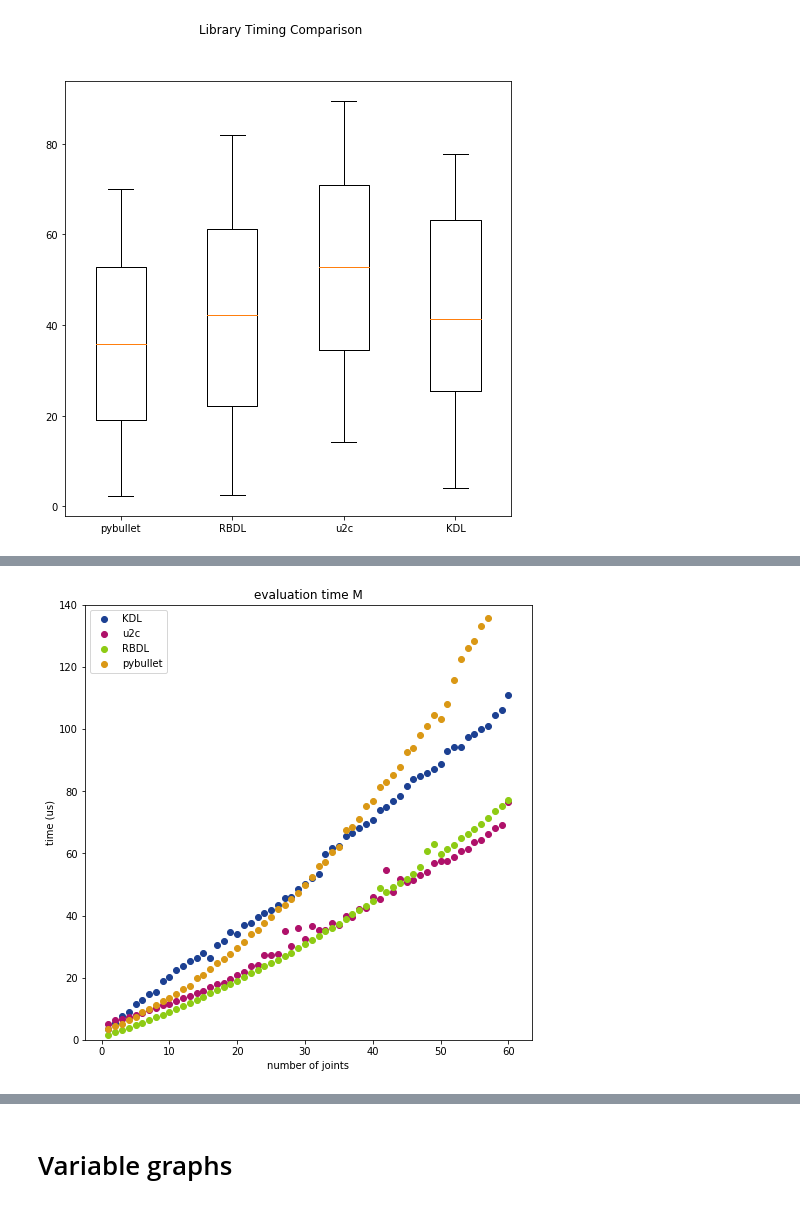
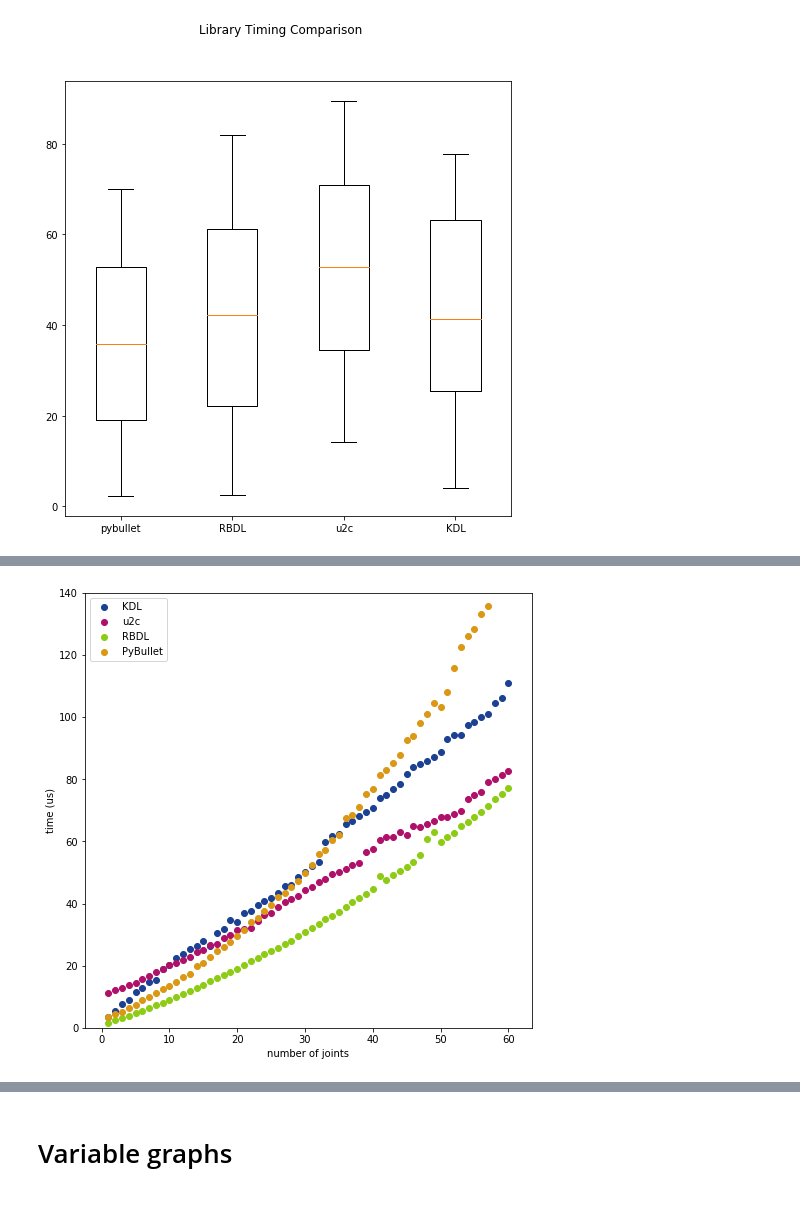
Before and after one commit to mahaarbo/urdf2casadi, a Jupyter notebook: examples/timing/timing_data.ipynb, the cells around one changed output, grey strips where cells are left out. Saved outputs shown, nothing was run; the diff lists cells and outputs as text; code cells hidden in the pictures.

```diff
--- a/examples/timing/timing_data.ipynb
+++ b/examples/timing/timing_data.ipynb
@@ -106,0 +11,9 @@ print g_mediantime_u2c[5]
+# %%
+m_mediantime_u2c =  [11.04593276977539, 12.140035629272461, 12.778043746948242, 13.712882995605469, 14.522075653076172, 15.7470703125, 16.708850860595703, 17.9140567779541, 18.76997947692871, 20.158052444458008, 20.84803581237793, 21.976947784423828, 22.9339599609375, 24.44291114807129, 25.02894401550293, 26.507854461669922, 27.024030685424805, 28.831005096435547, 29.722213745117188, 31.453847885131832, 31.87084198, 32.1400165558, 34.2885255814, 36.2010002136, 36.9510650635, 38.7690067291, 40.4341220856, 41.5549278259, 42.4410104752, 44.2705154419, 45.3280210495, 46.9764471054, 48.0484962463, 49.4686365128, 50.2220392227, 51.1219501495, 52.4309873581, 53.1059503555, 56.6220283508, 57.7000379562, 60.578584671, 61.3634586334, 61.4830255508, 62.8745555878, 61.9555711746, 64.868927002, 64.6095275879, 65.4614181519, 66.7331218719, 67.8889751434, 67.9500102997, 68.8090324402, 69.8690414429, 73.560880661, 75.0380754471, 75.9049654007, 79.2629718781, 80.1260786057, 81.2560319901, 82.5889110565]
+m_mediantime_kdl =  [3.7598609924316406, 5.660057067871094, 7.52568244934082, 8.740425109863281, 11.289119720458984, 12.55035400390625, 13.728141784667969, 15.025138854980469, 18.210411071777344, 20.13564109802246, 21.409988403320312, 22.93109893798828, 23.870468139648438, 25.799274444580078, 27.085542678833008, 25.129318237304688, 29.768943786621094, 31.45933151245117, 32.56082534790039, 34.050941467285156, 34.815073013305664, 35.88557243347168, 38.71560096740723, 40.79937934875488, 42.10472106933594, 41.43953323364258, 43.43986511230469, 44.7392463684082, 46.42963409423828, 48.06995391845703, 49.15475845336914, 51.03468894958496, 58.06922912597656, 58.441162109375, 61.889886856079094, 62.069892883300774, 64.81051445007324, 65.74392318725586, 66.75004959106445, 69.78034973144531, 69.94962692260742, 72.00479507446289, 73.78101348876953, 75.93035697937012, 76.81012153625488, 80.22427558898926, 80.1396369934082, 82.40938186645508, 83.86492729187012, 85.42537689208984, 88.87529373168945, 90.53468704223633, 92.30375289916992, 92.35501289367676, 95.46041488647461, 96.46058082580566, 98.85072708129883, 102.41508483886719, 102.89430618286133, 103.7454605102539]
+m_mediantime_rbdl =  [1.7786026000976562, 2.460479736328125, 3.3807754516601562, 3.9386749267578125, 4.730224609375, 5.509853363037109, 6.279945373535156, 7.169246673583984, 8.001327514648438, 8.838176727294922, 9.739398956298828, 10.671615600585938, 11.699199676513672, 12.481212615966797, 13.430118560791016, 14.710426330566406, 15.687942504882812, 16.56055450439453, 17.53091812133789, 18.59903335571289, 19.750595092773438, 20.580291748046875, 21.93927764892578, 23.349523544311523, 25.415420532226562, 25.04110336303711, 26.434659957885742, 27.32992172241211, 28.960704803466797, 30.00020980834961, 31.51893615722656, 32.47976303100586, 33.75053405761719, 35.130977630615234, 36.48996353149414, 37.51516342163086, 39.2913818359375, 40.19021987915039, 41.66126251220703, 42.94872283935547, 44.44003105163574, 45.76921463012695, 47.39046096801758, 48.82097244262695, 50.339698791503906, 52.79421806335449, 53.46059799194336, 54.80527877807617, 56.75554275512695, 58.48407745361328, 60.23883819580078, 61.34986877441406, 63.33589553833007, 64.71037864685059, 66.46990776062012, 68.69077682495117, 69.6706771850586, 71.9451904296875, 73.62484931945801, 74.72038269042969]
+m_mediantime_pb =  [2.7108192443847656, 3.6787986755371094, 4.544258117675781, 5.738735198974609, 6.527900695800781, 7.5244903564453125, 8.6212158203125, 9.940862655639648, 10.960102081298828, 12.30478286743164, 13.320446014404297, 14.74142074584961, 15.990734100341795, 17.51422882080078, 18.949508666992188, 20.890235900878906, 22.3541259765625, 23.903846740722656, 26.170015335083008, 27.489662170410156, 29.64496612548828, 30.98964691162109, 32.78493881225586, 35.250186920166016, 36.67473793029785, 38.90514373779297, 40.58122634887695, 42.78421401977539, 44.83938217163086, 46.999454498291016, 49.09992218017578, 52.36029624938965, 54.035186767578125, 57.28006362915039, 58.90965461730957, 61.26999855041504, 64.95952606201172, 66.38050079345703, 71.3646411895752, 72.91555404663086, 76.06983184814453, 78.63044738769531, 79.74386215209961, 83.30464363098145, 86.55428886413574, 95.36981582641602, 92.64945983886719, 96.67634963989258, 99.20120239257812, 99.69949722290039, 104.3844223022461, 113.25478553771973, 115.97037315368652, 120.66483497619629, 124.19939041137694, 127.22015380859375, 131.1182975769043, 137.40062713623047, 141.27016067504883, 143.55897903442383]
+# %%
+m_mediantime_pb = [3.5175085067749023, 4.42659854888916, 5.229473114013672, 6.476044654846191, 7.431387901306152, 8.818984031677246, 9.890556335449219, 11.23189926147461, 12.416481971740723, 13.454437255859375, 14.88792896270752, 16.224026679992676, 17.449378967285156, 19.863009452819824, 20.735502243041992, 22.911548614501953, 24.59096908569336, 25.933504104614258, 27.73904800415039, 29.400110244750977, 31.47304058074951, 34.17706489562988, 35.48848628997803, 37.6816987991333, 39.52789306640625, 42.05167293548584, 43.267011642456055, 45.38094997406006, 47.11496829986572, 49.68106746673584, 52.46901512145996, 56.107401847839355, 57.186007499694824, 60.510993003845215, 62.11853027343749, 67.51465797424316, 68.53759288787842, 71.05803489685059, 75.4094123840332, 76.94792747497559, 81.26354217529297, 83.05299282073975, 85.18445491790771, 87.94105052947998, 92.79251098632812, 94.04850006103516, 98.14047813415527, 101.12738609313965, 104.63082790374756, 103.20150852203369, 108.00695419311523, 115.7374382019043, 122.65110015869142, 126.07145309448244, 128.32999229431152, 133.07499885559082, 135.86747646331787, 142.05753803253174, 144.62244510650635, 150.02501010894775]
+m_mediantime_rbdl = [1.611948013305664, 2.3889541625976562, 3.1033754348754883, 3.9070844650268555, 4.903554916381836, 5.527496337890625, 6.384611129760742, 7.376432418823242, 8.125066757202148, 9.069561958312988, 9.950995445251465, 10.905027389526367, 11.819124221801758, 12.701988220214844, 13.746023178100586, 14.968514442443848, 16.173481941223145, 16.9374942779541, 18.002033233642578, 19.014477729797363, 20.142555236816406, 21.61848545074463, 22.63045310974121, 23.71954917907715, 24.70099925994873, 25.843501091003418, 27.00495719909668, 27.99665927886963, 29.49702739715576, 30.93957901000977, 32.195091247558594, 33.450961112976074, 34.926533699035645, 36.1325740814209, 37.31942176818848, 38.79594802856445, 40.521979331970215, 41.765570640563965, 43.196916580200195, 44.57402229309082, 48.748016357421875, 47.58501052856445, 49.16954040527344, 50.568580627441406, 51.74684524536133, 53.44057083129883, 55.696964263916016, 60.89198589324951, 62.875986099243164, 59.81254577636719, 61.38849258422852, 62.783956527709954, 64.93496894836426, 66.14506244659424, 67.85190105438232, 69.44000720977783, 71.39551639556885, 73.59004020690918, 75.18362998962402, 77.1646499633789]
+m_mediantime_kdl = [3.6329030990600586, 5.401849746704102, 7.786393165588378, 8.836984634399414, 11.50202751159668, 12.853860855102539, 14.652490615844727, 15.48302173614502, 18.937110900878906, 20.114541053771973, 22.31597900390625, 23.79012107849121, 25.232434272766113, 26.260972023010254, 28.041958808898926, 26.27706527709961, 30.606985092163086, 31.948804855346676, 34.66308116912842, 34.18588638305664, 36.9490385055542, 37.578582763671875, 39.68203067779541, 40.749430656433105, 41.86356067657471, 43.27356815338135, 45.53103446960449, 45.881032943725586, 48.54893684387207, 50.22537708282471, 52.15859413146973, 53.415894508361816, 59.69703197479248, 61.68866157531738, 62.31260299682617, 65.6435489654541, 66.50495529174805, 68.09592247009277, 69.52095031738281, 70.75798511505127, 74.12254810333252, 74.91445541381836, 76.97951793670654, 78.46498489379883, 81.7270278930664, 84.07139778137207, 84.91158485412598, 85.77144145965576, 87.10205554962158, 88.8904333114624, 93.06061267852783, 94.34759616851807, 94.12848949432373, 97.33104705810547, 98.50549697875977, 100.13353824615479, 101.1359691619873, 104.6684980392456, 106.06098175048828, 110.97145080566406]
@@ -201,17 +156,17 @@ ax.set_xticklabels(names)
 # %%
 id_fig = plt.figure(figsize = (8, 8))
 plt.scatter(joint_nr, m_mediantime_kdl, c=color[3], label='KDL')
 plt.scatter(joint_nr, m_mediantime_u2c, c=color[2], label='u2c')
 plt.scatter(joint_nr, m_mediantime_rbdl, c=color[1], label='RBDL')
-plt.scatter(joint_nr, m_mediantime_pb, c=color[0], label='pybullet')
+plt.scatter(joint_nr, m_mediantime_pb, c=color[0], label='PyBullet')
 plt.xlabel("number of joints")
 plt.ylabel("time (us)")
-plt.title("evaluation time M")
+#plt.title("evaluation time M")
 #plt.xlim(-2, 2)
 plt.ylim(0, 140)
 plt.legend(loc='upper left')
 id_fig.show()
 # %% [output]
-[figure, old version]
+[figure, new version]
 # %%
 timing_scores = [m_mediantime_pb, m_mediantime_rbdl, m_mediantime_u2c, m_mediantime_kdl]
```
Also changed, not shown: parts of 42 cells of this notebook, 3 other files.
